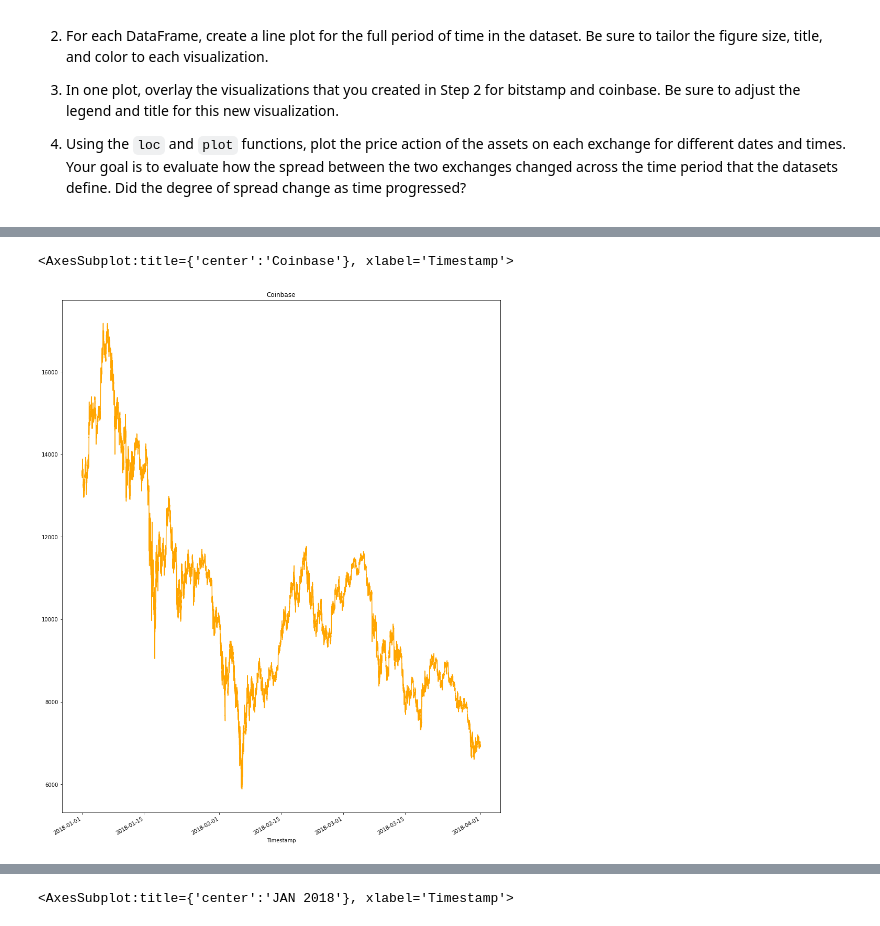
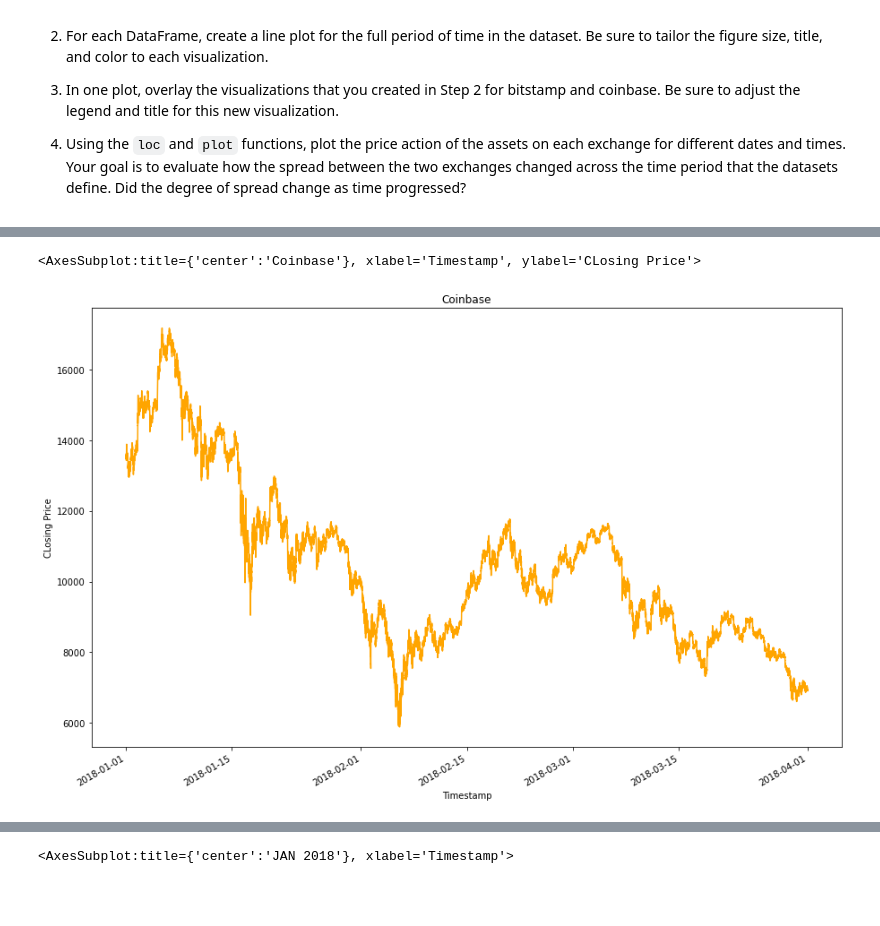
Before and after one commit to brprod8/Abitrage, a Jupyter notebook: abitrage/crypto_arbitrage.ipynb, the cells around one changed output, grey strips where cells are left out. Saved outputs shown, nothing was run; the diff lists cells and outputs as text; code cells hidden in the pictures; blank space fills up the shorter version.

```diff
--- a/abitrage/crypto_arbitrage.ipynb
+++ b/abitrage/crypto_arbitrage.ipynb
@@ -216,9 +219,9 @@ bitstamp_sliced.plot(figsize=(15, 20) , title="bitstamp" , color="Blue")
 # %%
 # Create a line plot for the coinbase DataFrame for the full length of time in the dataset
 # Be sure that the figure size, title, and color are tailored to each visualization
-coinbase_sliced.plot(figsize=(15, 20) , title="Coinbase" , color="Orange")
+coinbase_sliced.plot(figsize=(15, 10) , title="Coinbase" , color="Orange" , ylabel="CLosing Price")
 # %% [output]
-<AxesSubplot:title={'center':'Coinbase'}, xlabel='Timestamp'>
+<AxesSubplot:title={'center':'Coinbase'}, xlabel='Timestamp', ylabel='CLosing Price'>
-[figure, old version]
+[figure, new version]
 # %%
 # Overlay t visualizations for the bitstamp and coinbase DataFrames in one plot
```
Also changed, not shown: parts of 31 cells of this notebook.
